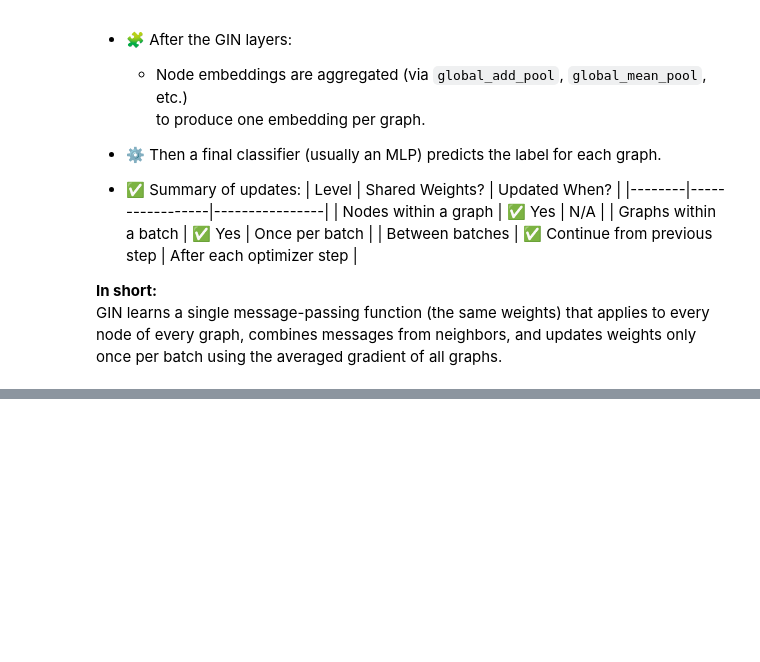
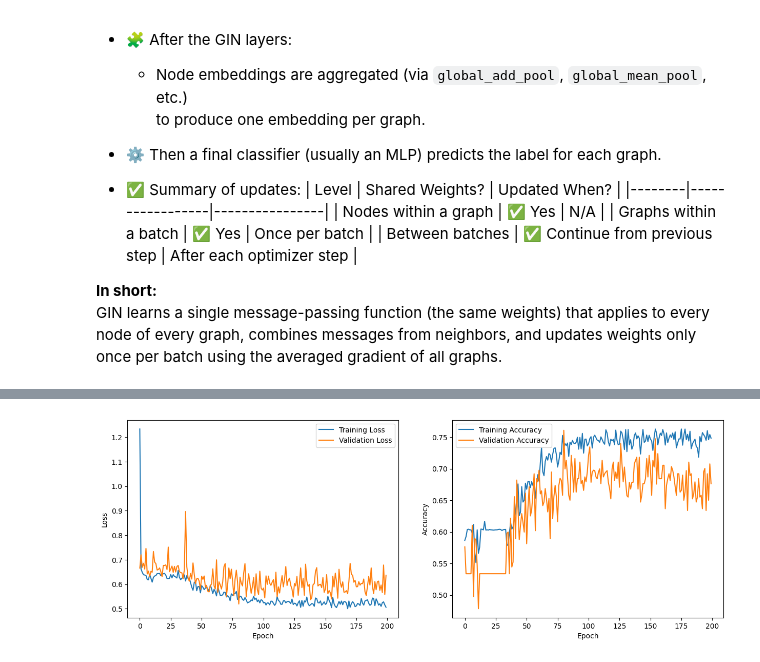
Before and after one commit to mjmousavi97/Graph-Neural-Networks, a Jupyter notebook: 09_Graph_classification/src/graph_classification.ipynb, the cells around one changed output, grey strips where cells are left out. Cells and saved outputs as stored; diff of their text form; code cells hidden in the pictures; blank space fills up the shorter version.

Commit message:
Implement GIN and GCN models for graph classification

```diff
--- a/09_Graph_classification/src/graph_classification.ipynb
+++ b/09_Graph_classification/src/graph_classification.ipynb
@@ -139,7 +139,7 @@ def accuracy(pred_y, y):
     return ((pred_y == y).sum() / len(y)).item()
 # %%
 class GIN(nn.Module):
-    def __init__(self, dim_h):
+    def __init__(self, dim_h, dataset):
         super().__init__()
 
         self.gin1 = GINConv(Sequential(Linear(dataset.num_features, dim_h),
@@ -173,7 +173,7 @@ class GIN(nn.Module):
 
     def fit(self, train_loader, val_loader, epochs):
         self.train()
-        optimizer = torch.optim.Adam(self.parameters(), lr=0.01)
+        optimizer = torch.optim.Adam(self.parameters(), lr=0.015)
         criterion = nn.CrossEntropyLoss()
 
         total_loss_list, acc_list, val_loss_list, val_acc_list = [], [], [], []
@@ -206,3 +206,16 @@ class GIN(nn.Module):
                   f'Val Loss: {val_loss:.4f}, Val Acc: {val_acc:.4f}')
 
         return total_loss_list, acc_list, val_loss_list, val_acc_list
+
+    @torch.no_grad()
+    def test(self, test_loader):
+        criterion = nn.CrossEntropyLoss()
+        loss, acc = 0, 0
+        self.eval()
+
+        for data in test_loader:
+            out = self(data.x, data.edge_index, data.batch)
+            loss += criterion(out, data.y) / len(test_loader)
+            acc += accuracy(out.argmax(dim=1), data.y) / len(test_loader)
+
+        return loss, acc
@@ -230,0 +222,3 @@ class GIN(nn.Module):
+# %%
+gin = GIN(dim_h=32, dataset=dataset)
+total_loss_list, acc_list, val_loss_list, val_acc_list = gin.fit(train_loader, val_loader, epochs=200)
@@ -230,0 +243,21 @@ class GIN(nn.Module):
+# %%
+import matplotlib.pyplot as plt
+
+plt.figure(figsize=(15, 5))
+plt.subplot(1, 2, 1)
+plt.plot(total_loss_list, label='Training Loss')
+plt.plot(val_loss_list, label='Validation Loss')
+plt.xlabel('Epoch')
+plt.ylabel('Loss')
+plt.legend()
+
+plt.subplot(1, 2, 2)
+plt.plot(acc_list, label='Training Accuracy')
+plt.plot(val_acc_list, label='Validation Accuracy')
+plt.xlabel('Epoch')
+plt.ylabel('Accuracy')
+
+plt.legend()
+plt.show()
+# %% [output]
+[figure, added]
```
Also changed, not shown: parts of 10 cells of this notebook.
